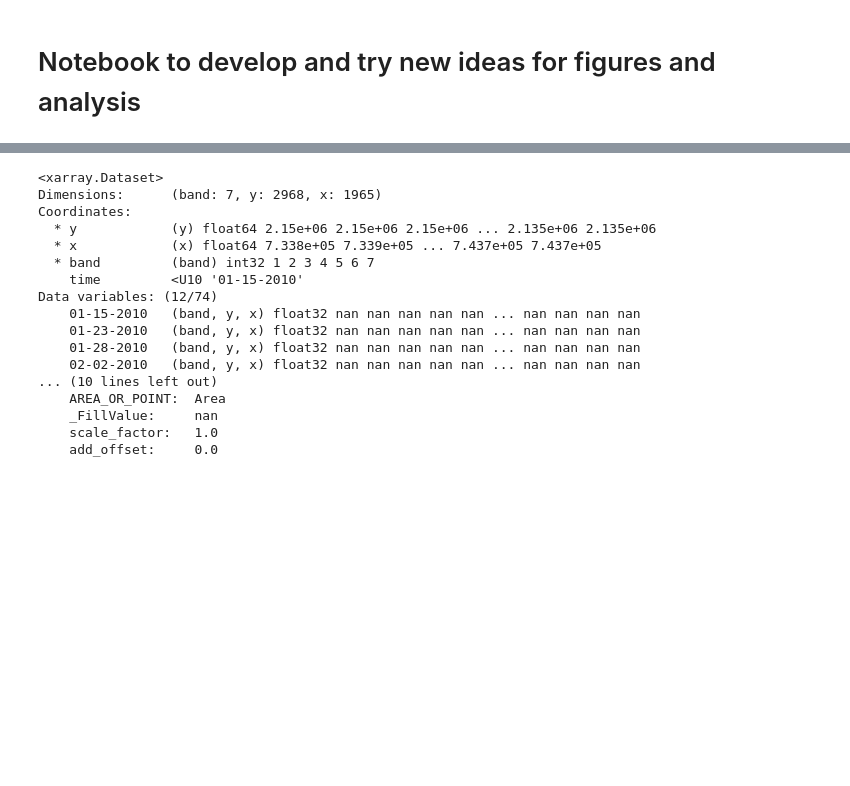
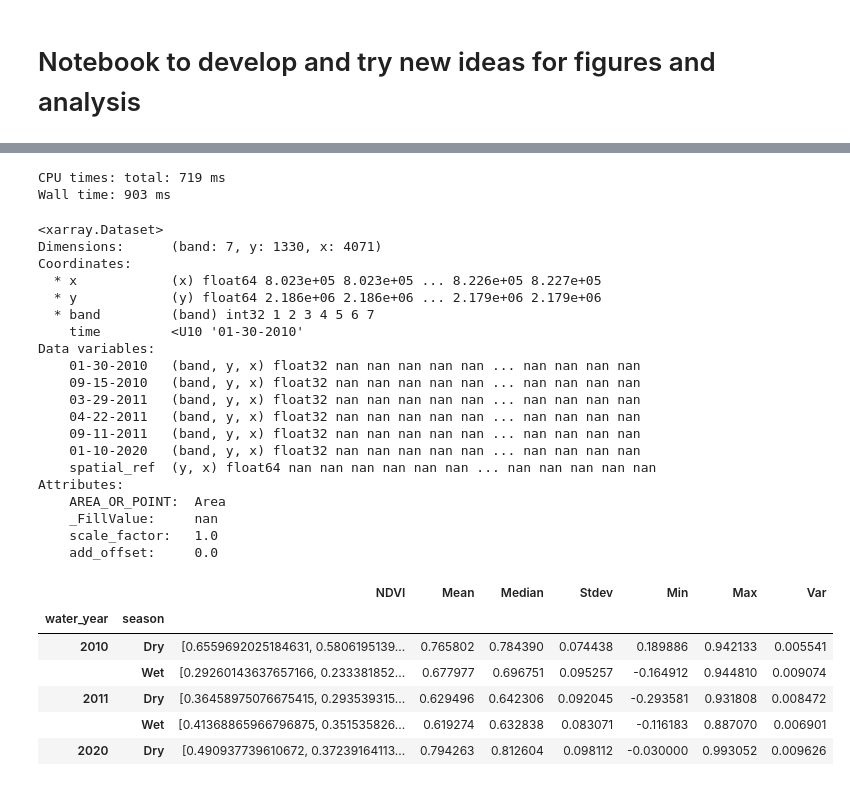
Before and after one commit to aesgeorges/MangroveCaribRS, a Jupyter notebook: notebooks/dev_ideas.ipynb, the cells around one changed output, grey strips where cells are left out. Saved outputs shown, nothing was run; the diff lists cells and outputs as text; code cells hidden in the pictures; blank space fills up the shorter version.

```diff
--- a/notebooks/dev_ideas.ipynb
+++ b/notebooks/dev_ideas.ipynb
@@ -70,21 +69,45 @@ def mask_dataset(obs, ds):
 # %%
-a = xr.map_blocks(mask_dataset, obs, [ds])
-a
+%%time
+obs_masked = xr.map_blocks(mask_dataset, obs, [ds])
+obs_masked
 # %% [output]
-<xarray.Dataset>
-Dimensions:      (band: 7, y: 2968, x: 1965)
-Coordinates:
-  * y            (y) float64 2.15e+06 2.15e+06 2.15e+06 ... 2.135e+06 2.135e+06
-  * x            (x) float64 7.338e+05 7.339e+05 ... 7.437e+05 7.437e+05
-  * band         (band) int32 1 2 3 4 5 6 7
-    time         <U10 '01-15-2010'
-Data variables: (12/74)
-    01-15-2010   (band, y, x) float32 nan nan nan nan nan ... nan nan nan nan
-    01-23-2010   (band, y, x) float32 nan nan nan nan nan ... nan nan nan nan
-    01-28-2010   (band, y, x) float32 nan nan nan nan nan ... nan nan nan nan
-    02-02-2010   (band, y, x) float32 nan nan nan nan nan ... nan nan nan nan
-... (10 lines left out)
-    AREA_OR_POINT:  Area
-    _FillValue:     nan
-    scale_factor:   1.0
-    add_offset:     0.0
+CPU times: total: 719 ms
+Wall time: 903 ms
+<xarray.Dataset>
+Dimensions:      (band: 7, y: 1330, x: 4071)
+Coordinates:
+  * x            (x) float64 8.023e+05 8.023e+05 ... 8.226e+05 8.227e+05
+  * y            (y) float64 2.186e+06 2.186e+06 ... 2.179e+06 2.179e+06
+  * band         (band) int32 1 2 3 4 5 6 7
+    time         <U10 '01-30-2010'
+Data variables:
+    01-30-2010   (band, y, x) float32 nan nan nan nan nan ... nan nan nan nan
+    09-15-2010   (band, y, x) float32 nan nan nan nan nan ... nan nan nan nan
+    03-29-2011   (band, y, x) float32 nan nan nan nan nan ... nan nan nan nan
+    04-22-2011   (band, y, x) float32 nan nan nan nan nan ... nan nan nan nan
+    09-11-2011   (band, y, x) float32 nan nan nan nan nan ... nan nan nan nan
+    01-10-2020   (band, y, x) float32 nan nan nan nan nan ... nan nan nan nan
+    spatial_ref  (y, x) float64 nan nan nan nan nan nan ... nan nan nan nan nan
+Attributes:
+    AREA_OR_POINT:  Area
+    _FillValue:     nan
+    scale_factor:   1.0
+    add_offset:     0.0
+# %%
+data = data_prep(obs_masked, times)
+data['NDVI'] = data['NDVI'].apply(clean_df)
+data['Mean'] = data['NDVI'].apply(np.mean)
+data['Median'] = data['NDVI'].apply(np.median)
+data['Stdev'] = data['NDVI'].apply(np.std)
+data['Min'] = data['NDVI'].apply(np.min)
+data['Max'] = data['NDVI'].apply(np.max)
+data['Var'] = data['NDVI'].apply(np.var)
+data
+# %% [output]
+|  |  | NDVI | Mean | Median | Stdev | Min | Max | Var |
+| water_year | season |  |  |  |  |  |  |  |
+| 2010 | Dry | [0.6559692025184631, 0.5806195139... | 0.765802 | 0.784390 | 0.074438 | 0.189886 | 0.942133 | 0.005541 |
+|  | Wet | [0.29260143637657166, 0.233381852... | 0.677977 | 0.696751 | 0.095257 | -0.164912 | 0.944810 | 0.009074 |
+| 2011 | Dry | [0.36458975076675415, 0.293539315... | 0.629496 | 0.642306 | 0.092045 | -0.293581 | 0.931808 | 0.008472 |
+|  | Wet | [0.41368865966796875, 0.351535826... | 0.619274 | 0.632838 | 0.083071 | -0.116183 | 0.887070 | 0.006901 |
+| 2020 | Dry | [0.490937739610672, 0.37239164113... | 0.794263 | 0.812604 | 0.098112 | -0.030000 | 0.993052 | 0.009626 |
```
Also changed, not shown: parts of 9 cells of this notebook, 3 other files.
